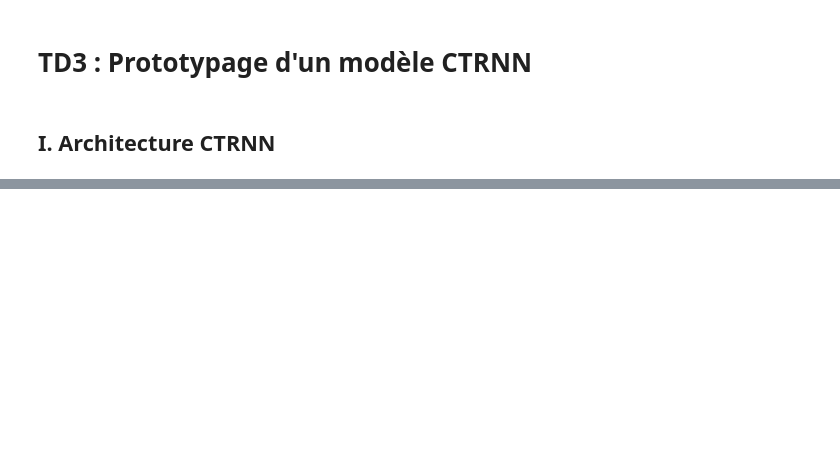
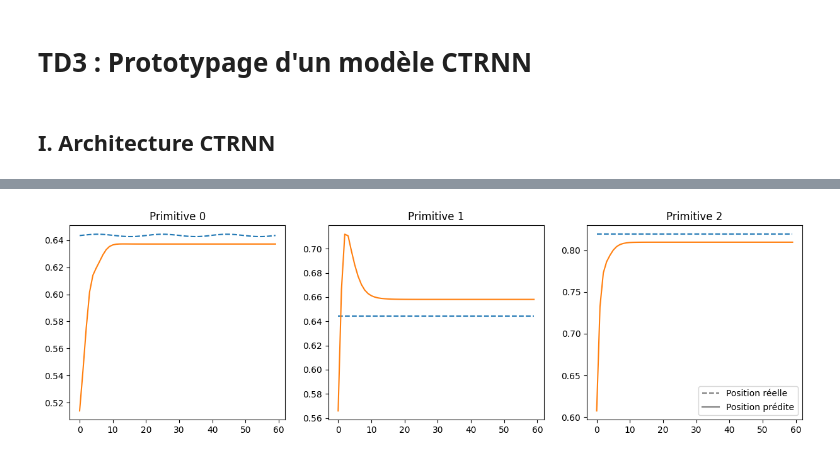
Before and after one commit to elisesuspene/computational_neuroscience_robotics, a Jupyter notebook: td3/td3.ipynb, the cells around one changed output, grey strips where cells are left out. Drawn from its saved outputs; the diff is of its cells as text; code cells hidden in the pictures; blank space fills up the shorter version.

```diff
--- a/td3/td3.ipynb
+++ b/td3/td3.ipynb
@@ -147,0 +144,28 @@ min: tensor([[[0.5025, 0.6434, 0.9309, 0.3053, 0.0876, 0.9533, 0.5098, 0.5520,
+# %%
+# Tracé pour les 3 primitives
+
+biases = [0.1,0.5,0.9]
+files = ["p0.npy","p1.npy","p2.npy"]
+
+plt.figure(figsize=(15,4))
+
+for i in range(3):
+
+    Q = torch.tensor(np.load(base_path+files[i]),
+                     dtype=torch.float32).unsqueeze(0)
+    Y = generate_primitive(model, biases[i], Q.shape[1])
+
+    plt.subplot(1,3,i+1)
+    plt.plot(Q[0,:,1], "--")
+    plt.plot(Y[0,:,1])
+    plt.xlabel="Pas de temps"
+    plt.ylabel="Position articulaire"
+    plt.title(f"Primitive {i}")
+
+plt.plot([], [], "--", color="gray", label="Position réelle")
+plt.plot([], [], color="gray", label="Position prédite")
+plt.legend()
+plt.savefig(f"images/troisprim_hiddensize={hidden_size}_tau={tau}_lr={lr}_epochs={epochs}.png")
+plt.show()
+# %% [output]
+[figure, added]
```
Also changed, not shown: parts of 6 cells of this notebook, 6 other files.
